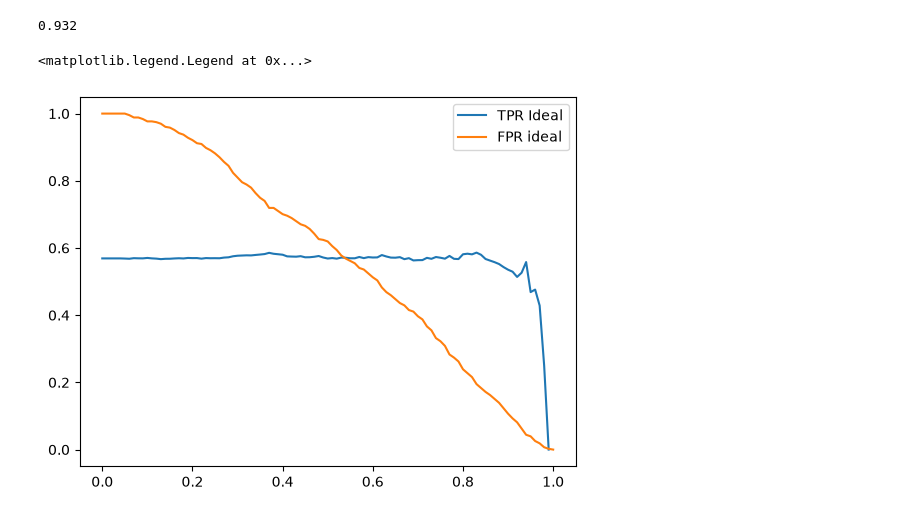
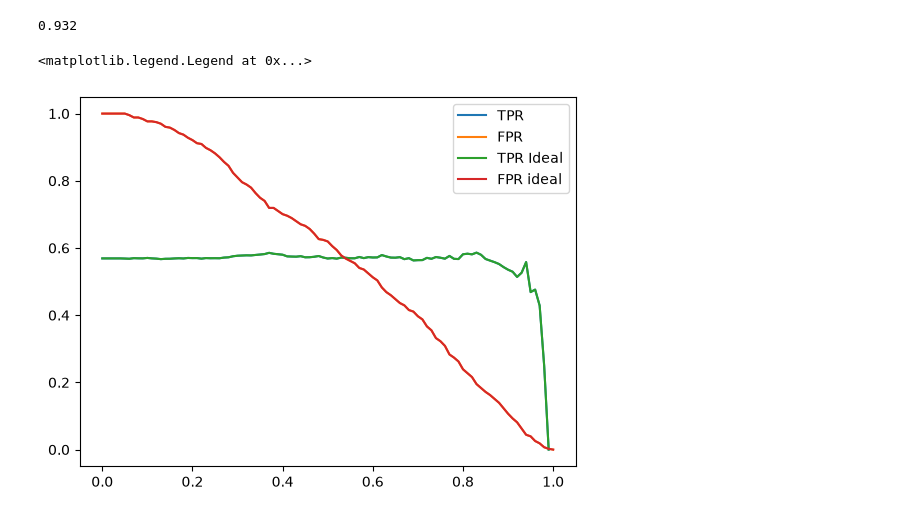
Before and after one commit to oscanx/Machine-Learning-zoomcamp-homework, a Jupyter notebook: Classification_Homework.ipynb, the cells around one changed output. Saved outputs shown, nothing was run; the diff lists cells and outputs as text; code cells hidden in the pictures.

```diff
--- a/Classification_Homework.ipynb
+++ b/Classification_Homework.ipynb
@@ -595,33 +596,34 @@ for t in thresholds:
     predict_positive = (y_pred >= t)
     predict_negative = (y_pred < t)
 
     tp = (predict_positive & actual_positive).sum()
     tn = (predict_negative & actual_negative).sum()
 
     fp = (predict_positive & actual_negative).sum()
     fn = (predict_negative & actual_positive).sum()
     ideal.append((t,tp,tn,fp,fn))
 
 
 
 
 
 columns = ['thresholds', 'tp', 'tn', 'fp', 'fn']
 df_ideal = pd.DataFrame(ideal, columns = columns)
 df_ideal['tpr'] = df_ideal.tp/(df_ideal.tp + df_ideal.fp)
 df_ideal['fpr'] = df_ideal.fp/(df_ideal.fp + df_ideal.tn)
 
 
 
+#Plotthing the idela together with our mode
 
 
-
-
+plt.plot(df_scores.thresholds, df_scores['tpr'], label = 'TPR')
+plt.plot(df_scores.thresholds, df_scores['fpr'], label = 'FPR')
 
 
 plt.plot(df_ideal.thresholds, df_ideal['tpr'], label = 'TPR Ideal')
 plt.plot(df_ideal.thresholds, df_ideal['fpr'], label = 'FPR ideal')
 plt.legend()
 # %% [output]
 <matplotlib.legend.Legend at 0x...>
-[figure, old version]
+[figure, new version]
```
Also changed, not shown: parts of 11 cells of this notebook.
